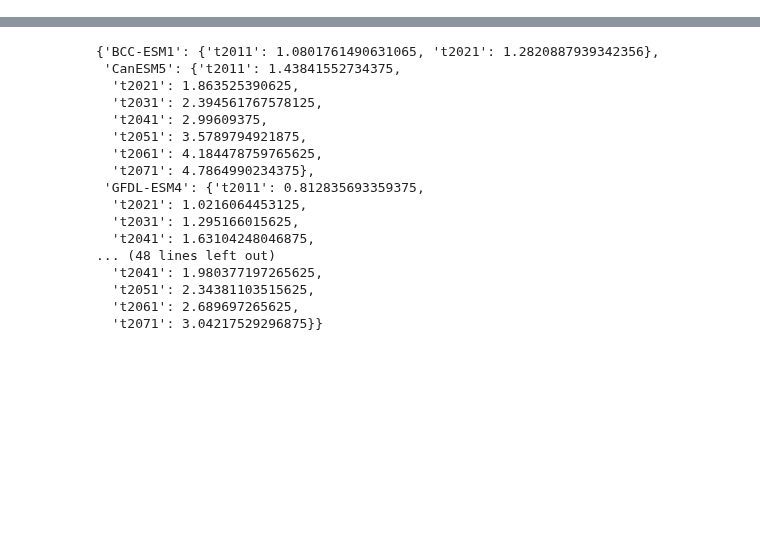
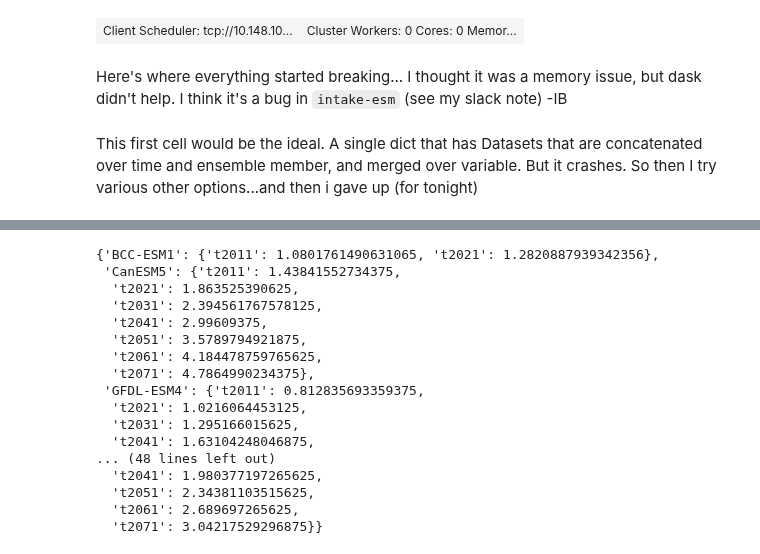
Before and after one commit to apendergrass/cmip6hack-precip, a Jupyter notebook: notebooks/mean_var_calcs.ipynb, the cells around one changed output, grey strips where cells are left out. Drawn from its saved outputs; the diff is of its cells as text; code cells hidden in the pictures; blank space fills up the shorter version.

Commit message:
start merging intake-esm into analysis nb

```diff
--- a/notebooks/mean_var_calcs.ipynb
+++ b/notebooks/mean_var_calcs.ipynb
@@ -129,0 +55,2 @@ source_ids_areacella
+# %%
+col = util.load_data_catalog()
@@ -129,0 +121,10 @@ source_ids_areacella
+# %%
+if util.is_ncar_host():
+    from ncar_jobqueue import NCARCluster
+    cluster = NCARCluster(project='UCGD0006')
+    cluster.adapt(minimum_jobs=1, maximum_jobs=10)
+else:
+    from dask_kubernetes import KubeCluster
+    cluster = KubeCluster()
+    cluster.adapt(minimum=1, maximum=10)
+cluster
@@ -129,0 +137,10 @@ source_ids_areacella
+# %%
+from dask.distributed import Client
+client = Client(cluster) # Connect this local process to remote workers
+client
+# %% [output]
+| Client Scheduler: tcp://10.148.10... | Cluster Workers: 0 Cores: 0 Memor... |
+# %% [markdown]
+Here's where everything started breaking... I thought it was a memory issue, but dask didn't help. I think it's a bug in `intake-esm` (see my slack note) -IB
+# %% [markdown]
+This first cell would be the ideal. A single dict that has Datasets that are concatenated over time and ensemble member, and merged over variable. But it crashes. So then I try various other options...and then i gave up (for tonight)
```
Also changed, not shown: parts of 37 cells of this notebook, 1 other file.
